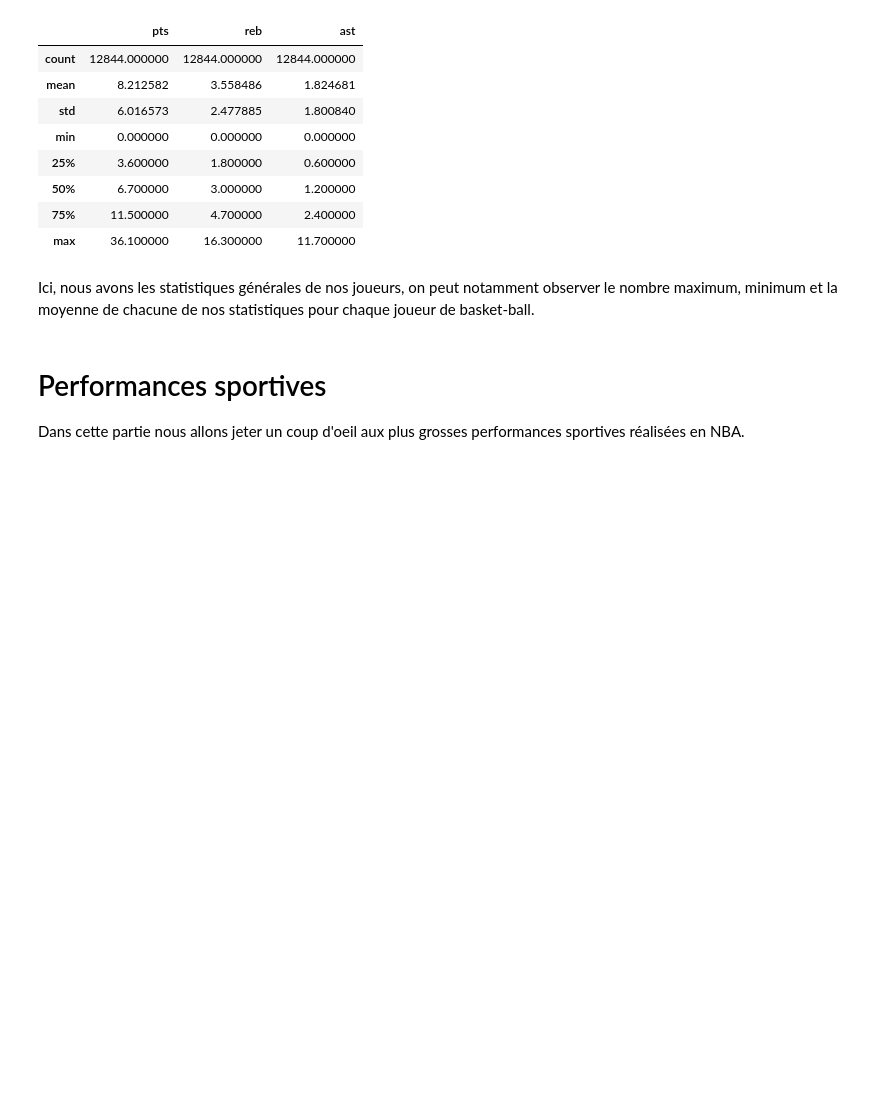
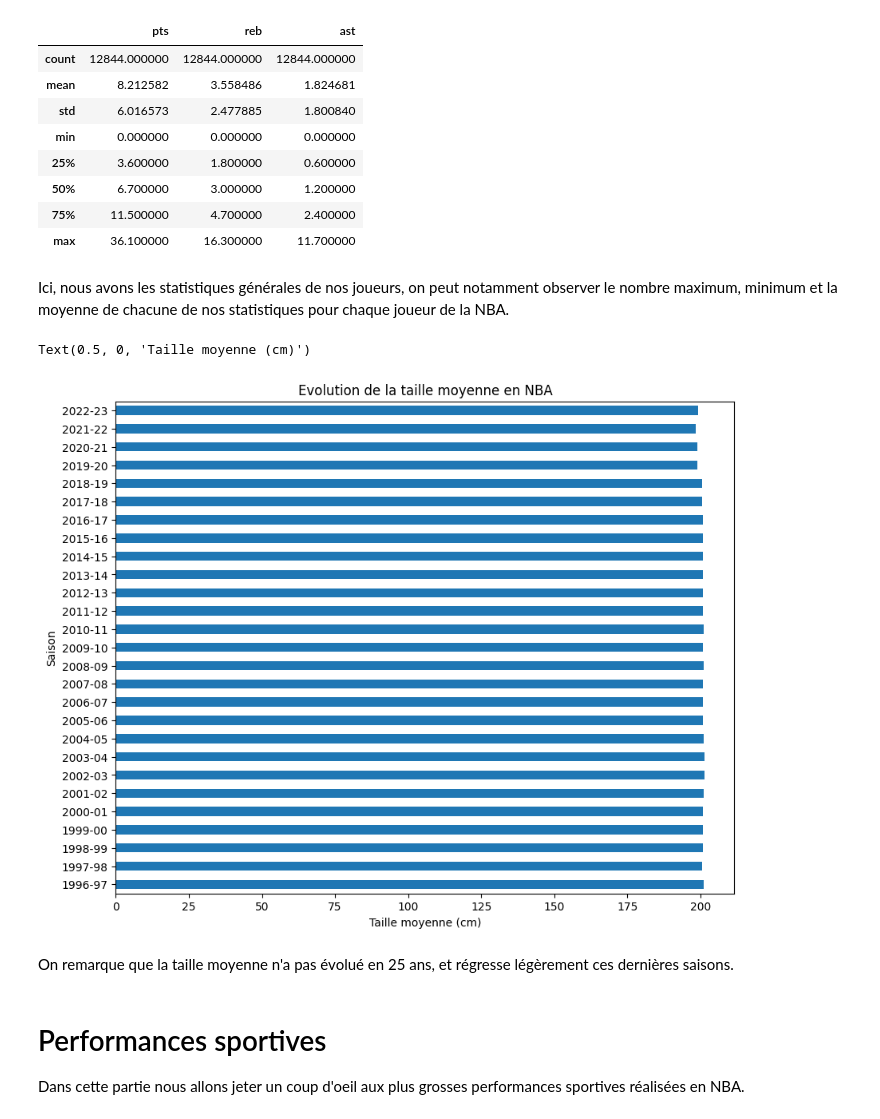
Before and after one commit to TAMINE-CYRIL/NBAStats, a Jupyter notebook: notebook.ipynb, the cells around one changed output. Drawn from its saved outputs; the diff is of its cells as text; code cells hidden in the pictures; blank space fills up the shorter version.

```diff
--- a/notebook.ipynb
+++ b/notebook.ipynb
@@ -132,7 +166,19 @@ df[col].describe()
 | 75% | 11.500000 | 4.700000 | 2.400000 |
 | max | 36.100000 | 16.300000 | 11.700000 |
 # %% [markdown]
-Ici, nous avons les statistiques générales de nos joueurs, on peut notamment observer le nombre maximum, minimum et la moyenne de chacune de nos statistiques pour chaque joueur de basket-ball.
+Ici, nous avons les statistiques générales de nos joueurs, on peut notamment observer le nombre maximum, minimum et la moyenne de chacune de nos statistiques pour chaque joueur de la NBA.
+# %%
+# Evolution de la taille moyenne en NBA
+plt.figure(figsize=(10, 8))
+df.groupby("season")["player_height"].mean().plot(kind="barh")
+plt.title("Evolution de la taille moyenne en NBA")
+plt.ylabel("Saison")
+plt.xlabel("Taille moyenne (cm)")
+# %% [output]
+Text(0.5, 0, 'Taille moyenne (cm)')
+[figure, added]
+# %% [markdown]
+On remarque que la taille moyenne n'a pas évolué en 25 ans, et régresse légèrement ces dernières saisons.
 # %% [markdown]
 # Performances sportives
 Dans cette partie nous allons jeter un coup d'oeil aux plus grosses performances sportives réalisées en NBA.
```
Also changed, not shown: parts of 12 cells of this notebook.
